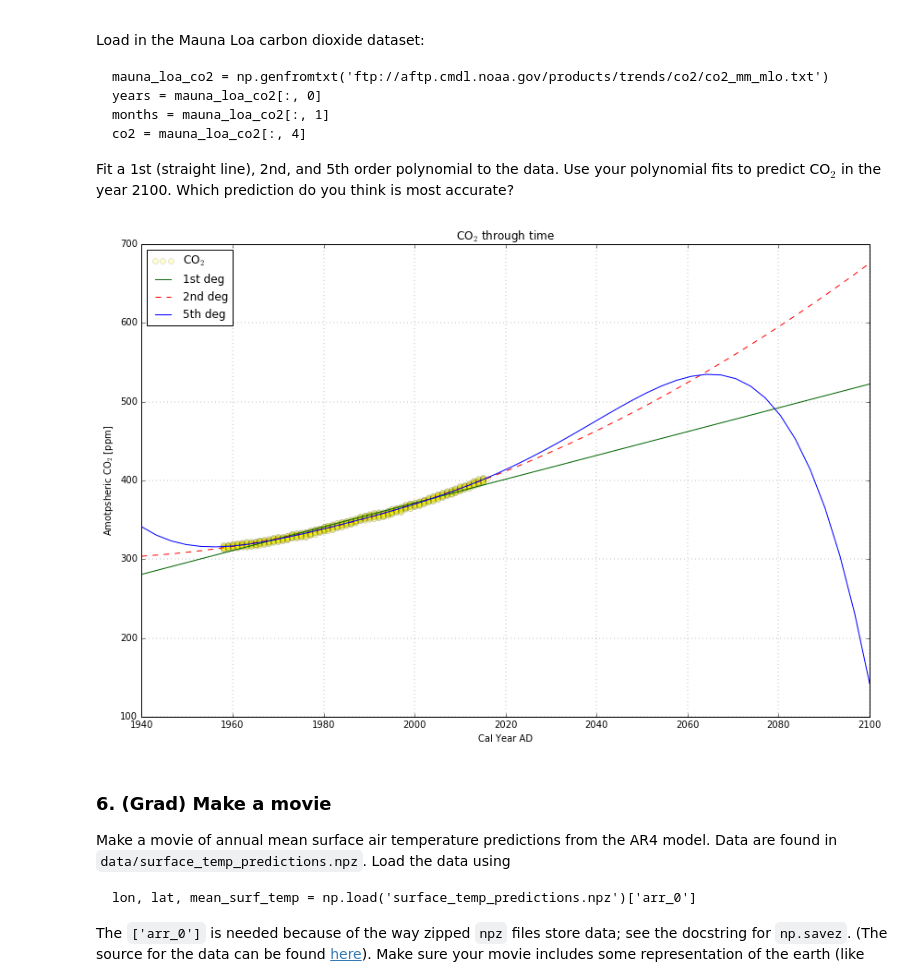
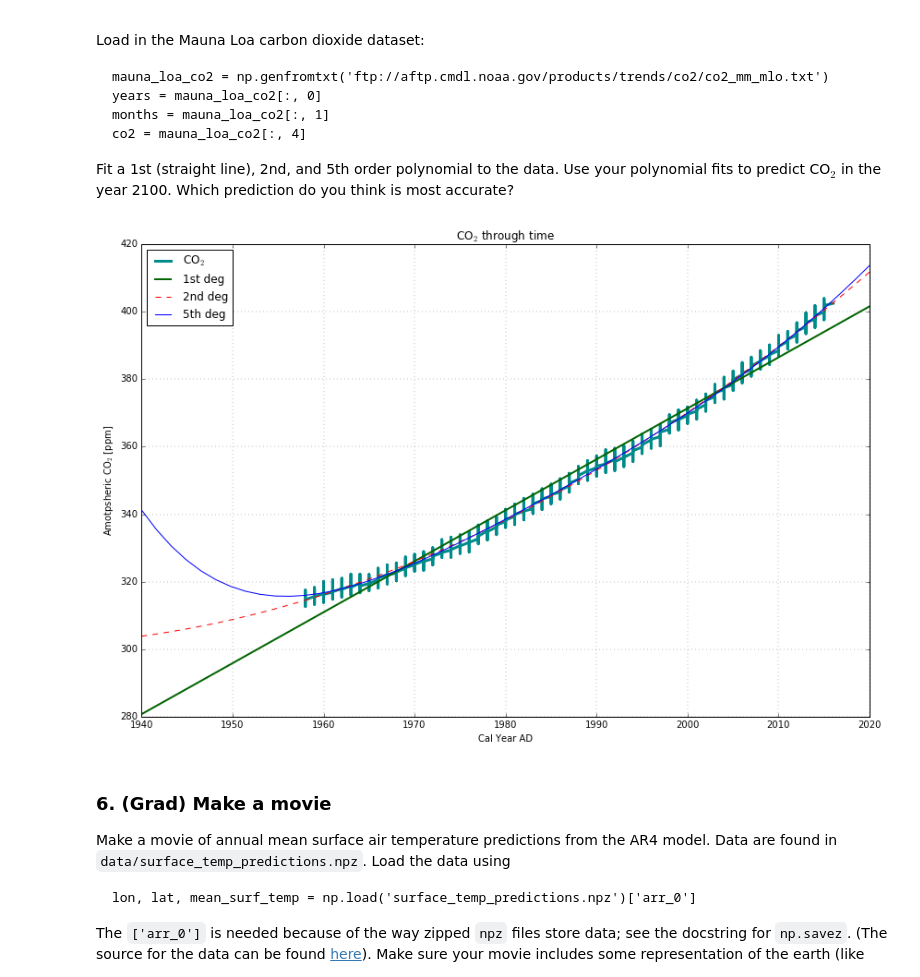
Before and after one commit to johntamu/python4geosciences-hw, a Jupyter notebook: hw04-solutions.ipynb, the cells around one changed output. Saved outputs shown, nothing was run; the diff lists cells and outputs as text; code cells hidden in the pictures.

```diff
--- a/hw04-solutions.ipynb
+++ b/hw04-solutions.ipynb
@@ -264,8 +310,8 @@ years = mauna_loa_co2[:, 0]
 months = mauna_loa_co2[:, 1]
 co2 = mauna_loa_co2[:, 4]
 
-fig = plt.figure(figsize=(12,8))
-ax = fig.add_subplot(1,1,1)
+fig04 = plt.figure(figsize=(12,8))
+ax = fig04.add_subplot(1,1,1)
 ax.set_xlabel('Cal Year AD')
 ax.set_ylabel('Amotpsheric CO$_{2}$ [ppm]')
 ax.set_title('CO$_{2}$ through time')
@@ -277,38 +323,38 @@ ax.set_title('CO$_{2}$ through time')
 
 #ax3 = fig.add_subplot(1,3,3)
 #ax3.set_xlabel('Cal Year AD')
 #ax3.set_ylabel('Amotpsheric CO$_{2}$ [ppm]')
 #ax3.set_title('CO$_{2}$ through time')
 
 # Polynomial line fitting
 pf1 = np.polyfit(years, co2, 1) # 1st deg polynomial fit
-u = np.linspace(1940,2100)
+u = np.linspace(1940,2020)
 v = np.polyval(pf1,u)
 
 pf2 = np.polyfit(years, co2, 2) # 2nd deg polynonial fit
 q = np.polyval(pf2,u)
 
 pf5 = np.polyfit(years, co2, 5) # 5th deg polynomial fit
 r = np.polyval(pf5,u)
 
 # Scatter plot with polynomial fit
-ax.plot(years, co2, 'o', label='CO$_{2}$', markeredgecolor='black', alpha=0.2, color='yellow')
-ax.plot(u,v,color='darkgreen', label='1st deg')
+ax.plot(years, co2, label='CO$_{2}$', markeredgecolor='black', alpha=1, lw=3, color='darkcyan')
+ax.plot(u,v,color='darkgreen', label='1st deg', lw=2)
 ax.grid(lw=0.25)
 ax.plot(u,q,'r--', label='2nd deg')
 ax.grid(lw=0.25)
 ax.plot(u,r,'b-', label='5th deg')
 ax.grid(lw=0.25)
 ax.legend(loc=0,numpoints=3)
 # ax2.scatter(years, co2, s=1, c='green', alpha=1, edgecolor='black')
 # ax2.plot(u,q,'r--')
 # ax2.grid(lw=0.25)
 # ax3.scatter(years, co2, s=0.5, c='green')
 # ax3.plot(u,r,'r--')
 # ax3.grid(lw=0.25)
-fig.tight_layout()
+fig04.tight_layout()
 # %% [output]
-[figure, old version]
+[figure, new version]
 # %% [markdown]
 ### 6. (Grad) Make a movie
 
```
Also changed, not shown: parts of 14 cells of this notebook.
